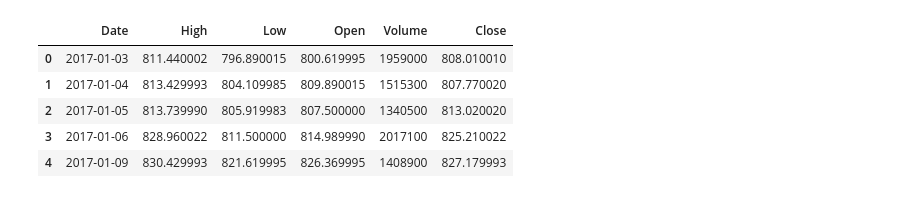
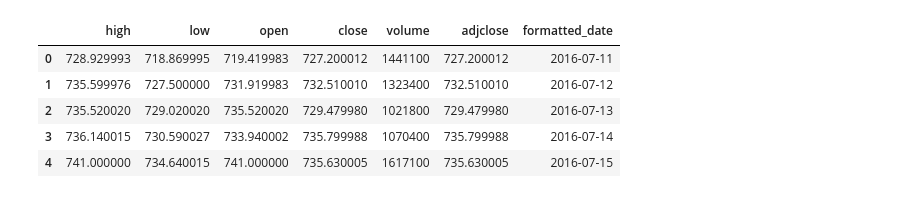
Before and after one commit to claytonhaley/forecast, a Jupyter notebook: model.ipynb, the cells around one changed output. Drawn from its saved outputs; the diff is of its cells as text; code cells hidden in the pictures.

```diff
--- a/model.ipynb
+++ b/model.ipynb
@@ -9,14 +11,15 @@ import yfinance as yf
-# %%
-df = pdr.get_data_yahoo("GOOGL", start="2017-01-01", end="2021-12-01")
-df = df[['High', 'Low', 'Open', 'Volume', 'Close']]
-df.reset_index(inplace=True)
-df.head()
-# %% [output]
-|  | Date | High | Low | Open | Volume | Close |
-| 0 | 2017-01-03 | 811.440002 | 796.890015 | 800.619995 | 1959000 | 808.010010 |
-| 1 | 2017-01-04 | 813.429993 | 804.109985 | 809.890015 | 1515300 | 807.770020 |
-| 2 | 2017-01-05 | 813.739990 | 805.919983 | 807.500000 | 1340500 | 813.020020 |
-| 3 | 2017-01-06 | 828.960022 | 811.500000 | 814.989990 | 2017100 | 825.210022 |
-| 4 | 2017-01-09 | 830.429993 | 821.619995 | 826.369995 | 1408900 | 827.179993 |
+# %%
+yahoo_financials = YahooFinancials('GOOGL')
+data=yahoo_financials.get_historical_price_data("2016-07-10", "2021-01-27", "daily")
+full_data = pd.DataFrame(data['GOOGL']['prices'])
+full_data = full_data.drop('date', axis=1)
+full_data.head()
+# %% [output]
+|  | high | low | open | close | volume | adjclose | formatted_date |
+| 0 | 728.929993 | 718.869995 | 719.419983 | 727.200012 | 1441100 | 727.200012 | 2016-07-11 |
+| 1 | 735.599976 | 727.500000 | 731.919983 | 732.510010 | 1323400 | 732.510010 | 2016-07-12 |
+| 2 | 735.520020 | 729.020020 | 735.520020 | 729.479980 | 1021800 | 729.479980 | 2016-07-13 |
+| 3 | 736.140015 | 730.590027 | 733.940002 | 735.799988 | 1070400 | 735.799988 | 2016-07-14 |
+| 4 | 741.000000 | 734.640015 | 741.000000 | 735.630005 | 1617100 | 735.630005 | 2016-07-15 |
 # %%
 import numpy as np
```
Also changed, not shown: parts of 20 cells of this notebook, 19 other files.
